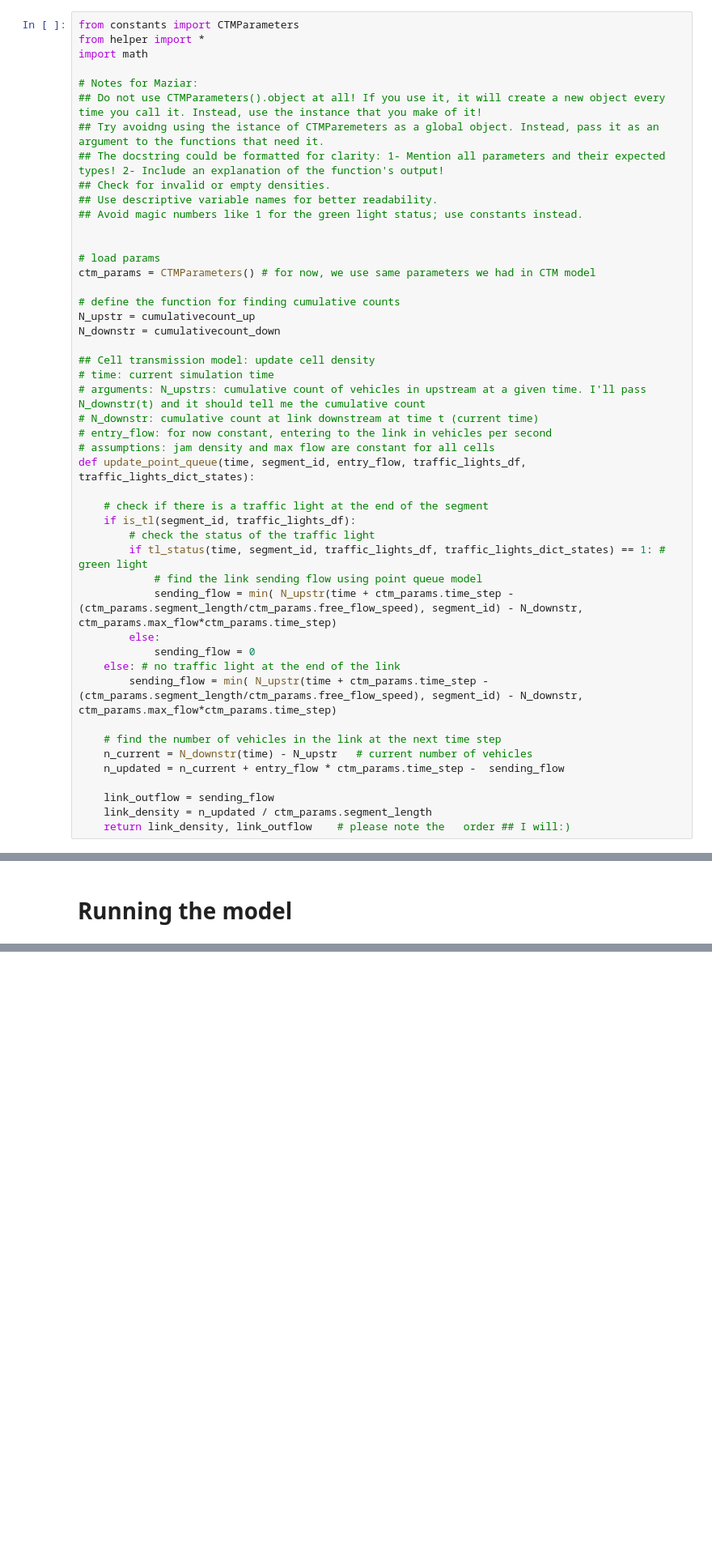
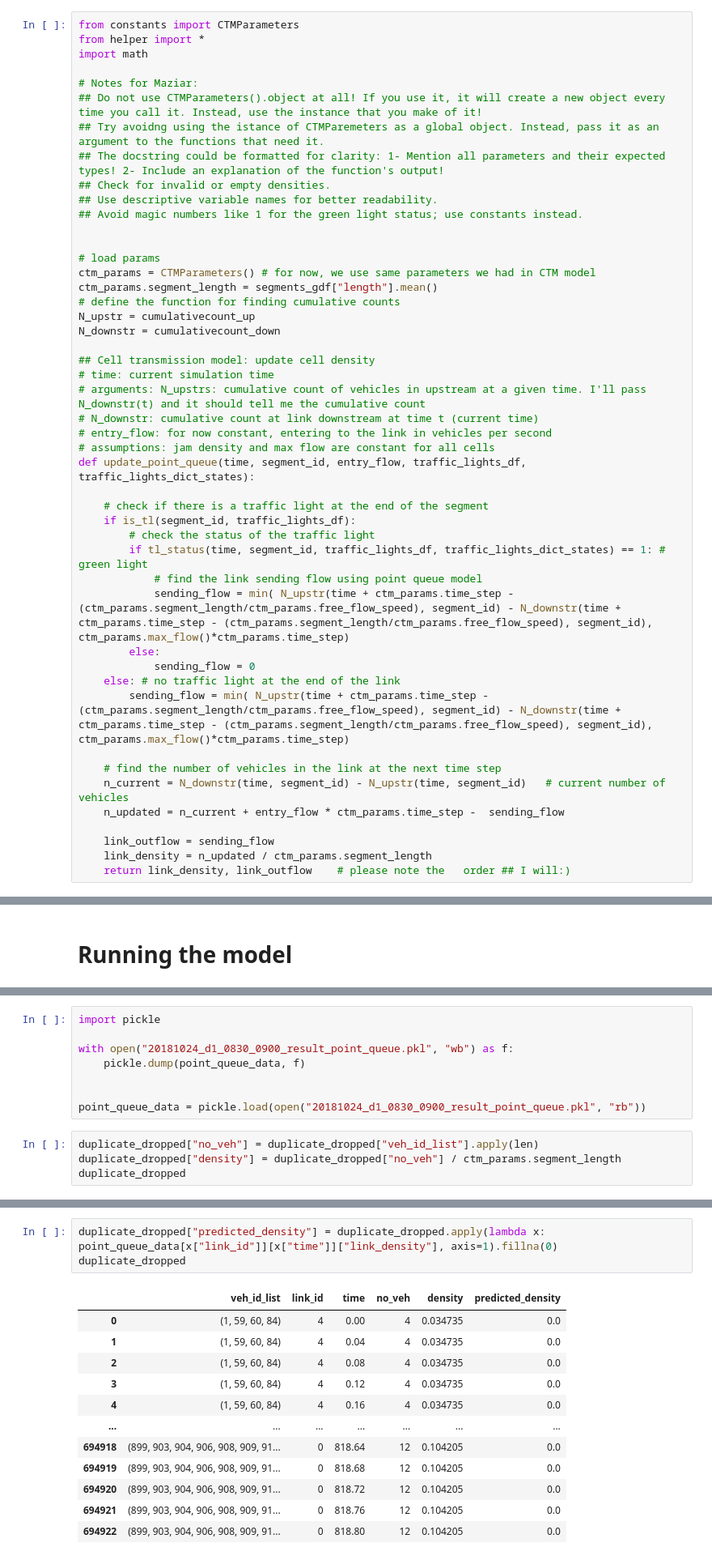
Before and after one commit to AmirHKiani98/eager_project, a Jupyter notebook: point_queue.ipynb, the cells around one changed output, grey strips where cells are left out. Shown at 81% size. Drawn from its saved outputs; the diff is of its cells as text; blank space fills up the shorter version.

Commit message:
Add point_queue

```diff
--- a/point_queue.ipynb
+++ b/point_queue.ipynb
@@ -172,7 +172,7 @@ import math
 
 # load params
 ctm_params = CTMParameters() # for now, we use same parameters we had in CTM model
-
+ctm_params.segment_length = segments_gdf["length"].mean()
 # define the function for finding cumulative counts
 N_upstr = cumulativecount_up
 N_downstr = cumulativecount_down
@@ -190,14 +190,14 @@ def update_point_queue(time, segment_id, entry_flow, traffic_lights_df, traffic_
         # check the status of the traffic light
         if tl_status(time, segment_id, traffic_lights_df, traffic_lights_dict_states) == 1: # green light
             # find the link sending flow using point queue model
-            sending_flow = min( N_upstr(time + ctm_params.time_step - (ctm_params.segment_length/ctm_params.free_flow_speed), segment_id) - N_downstr, ctm_params.max_flow*ctm_params.time_step)
+            sending_flow = min( N_upstr(time + ctm_params.time_step - (ctm_params.segment_length/ctm_params.free_flow_speed), segment_id) - N_downstr(time + ctm_params.time_step - (ctm_params.segment_length/ctm_params.free_flow_speed), segment_id), ctm_params.max_flow()*ctm_params.time_step)
         else:
             sending_flow = 0
     else: # no traffic light at the end of the link
-        sending_flow = min( N_upstr(time + ctm_params.time_step - (ctm_params.segment_length/ctm_params.free_flow_speed), segment_id) - N_downstr, ctm_params.max_flow*ctm_params.time_step)
+        sending_flow = min( N_upstr(time + ctm_params.time_step - (ctm_params.segment_length/ctm_params.free_flow_speed), segment_id) - N_downstr(time + ctm_params.time_step - (ctm_params.segment_length/ctm_params.free_flow_speed), segment_id), ctm_params.max_flow()*ctm_params.time_step)
 
     # find the number of vehicles in the link at the next time step
-    n_current = N_downstr(time) - N_upstr   # current number of vehicles
+    n_current = N_downstr(time, segment_id) - N_upstr(time, segment_id)   # current number of vehicles
     n_updated = n_current + entry_flow * ctm_params.time_step -  sending_flow
 
     link_outflow = sending_flow
@@ -246,0 +250,12 @@ inflow
+# %%
+import pickle
+
+with open("20181024_d1_0830_0900_result_point_queue.pkl", "wb") as f:
+    pickle.dump(point_queue_data, f)
+
+
+point_queue_data = pickle.load(open("20181024_d1_0830_0900_result_point_queue.pkl", "rb"))
+# %%
+duplicate_dropped["no_veh"] = duplicate_dropped["veh_id_list"].apply(len)
+duplicate_dropped["density"] = duplicate_dropped["no_veh"] / ctm_params.segment_length
+duplicate_dropped
@@ -246,0 +278,16 @@ inflow
+# %%
+duplicate_dropped["predicted_density"] = duplicate_dropped.apply(lambda x: point_queue_data[x["link_id"]][x["time"]]["link_density"], axis=1).fillna(0)
+duplicate_dropped
+# %% [output]
+|  | veh_id_list | link_id | time | no_veh | density | predicted_density |
+| 0 | (1, 59, 60, 84) | 4 | 0.00 | 4 | 0.034735 | 0.0 |
+| 1 | (1, 59, 60, 84) | 4 | 0.04 | 4 | 0.034735 | 0.0 |
+| 2 | (1, 59, 60, 84) | 4 | 0.08 | 4 | 0.034735 | 0.0 |
+| 3 | (1, 59, 60, 84) | 4 | 0.12 | 4 | 0.034735 | 0.0 |
+| 4 | (1, 59, 60, 84) | 4 | 0.16 | 4 | 0.034735 | 0.0 |
+| ... | ... | ... | ... | ... | ... | ... |
+| 694918 | (899, 903, 904, 906, 908, 909, 91... | 0 | 818.64 | 12 | 0.104205 | 0.0 |
+| 694919 | (899, 903, 904, 906, 908, 909, 91... | 0 | 818.68 | 12 | 0.104205 | 0.0 |
+| 694920 | (899, 903, 904, 906, 908, 909, 91... | 0 | 818.72 | 12 | 0.104205 | 0.0 |
+| 694921 | (899, 903, 904, 906, 908, 909, 91... | 0 | 818.76 | 12 | 0.104205 | 0.0 |
+| 694922 | (899, 903, 904, 906, 908, 909, 91... | 0 | 818.80 | 12 | 0.104205 | 0.0 |
```
Also changed, not shown: parts of 7 cells of this notebook.
